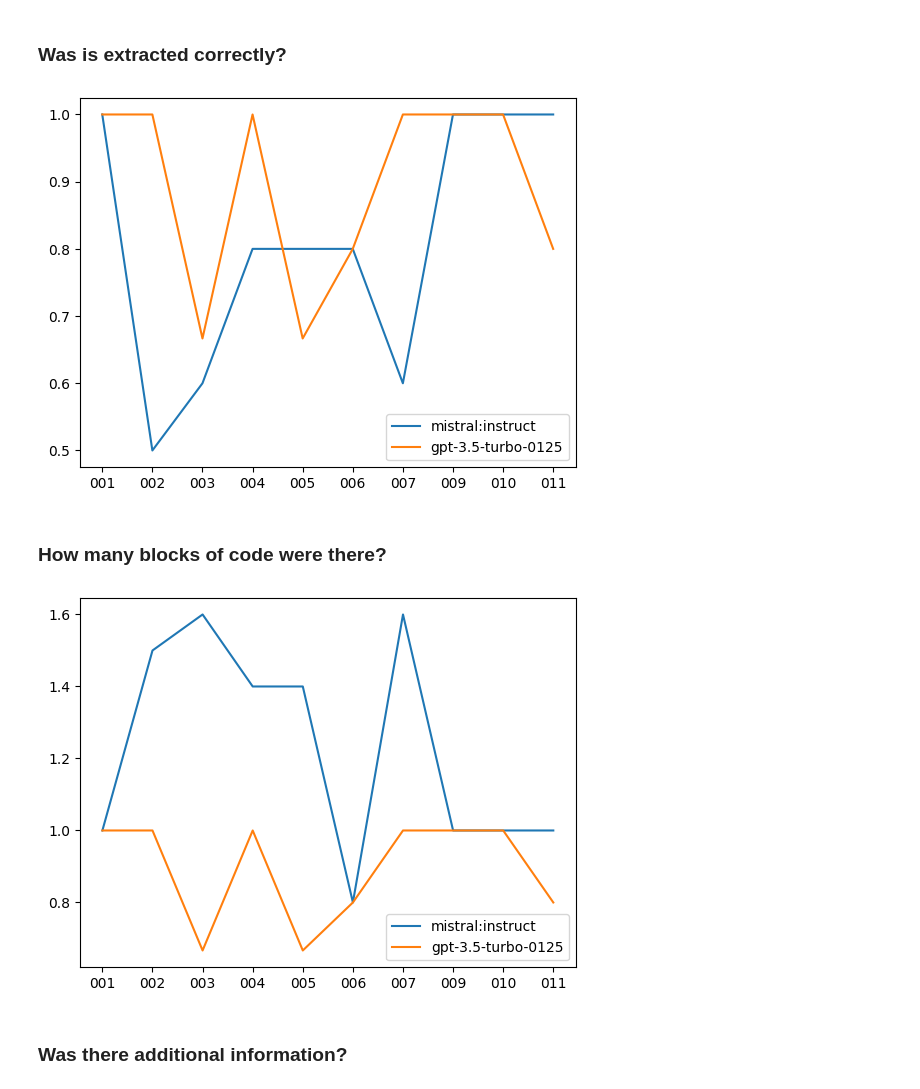
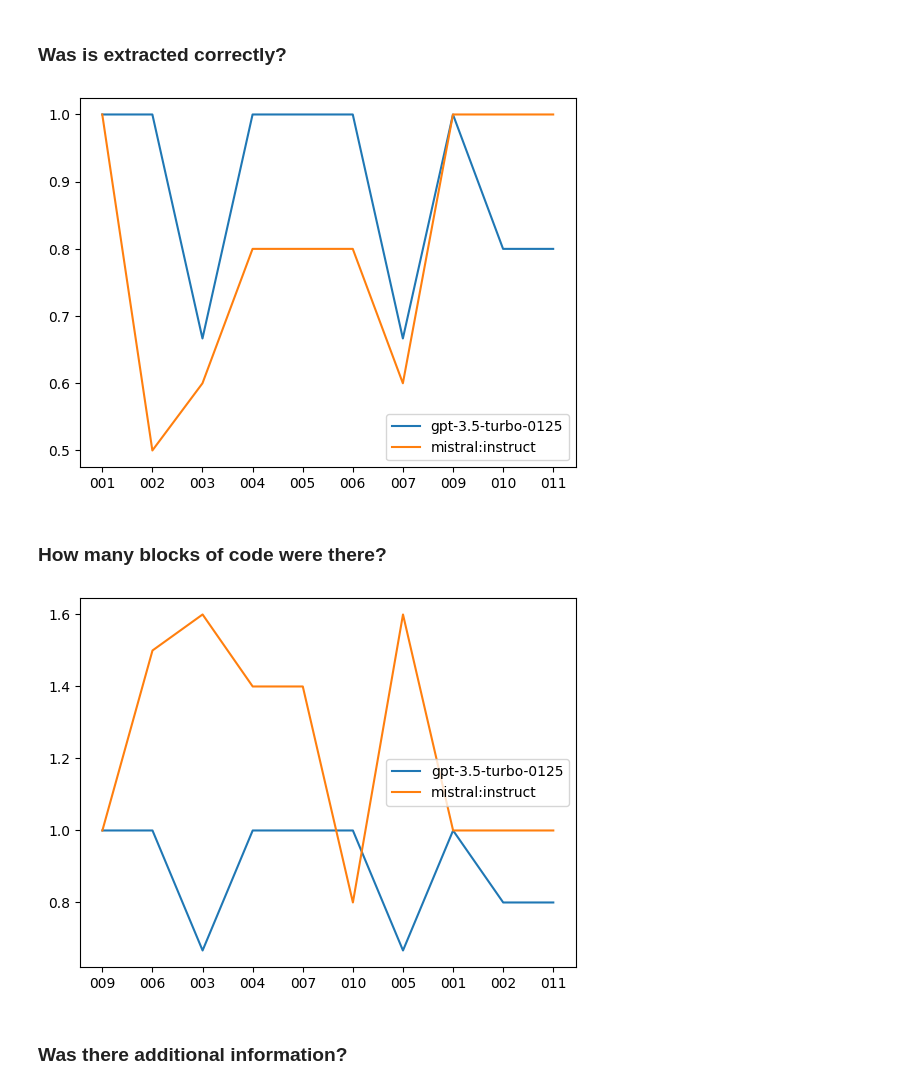
Before and after one commit to davidfrisch/vv_cw_2, a Jupyter notebook: pipeline/jupyter-notebook/results.ipynb, the cells around one changed output. Cells and saved outputs as stored; diff of their text form; code cells hidden in the pictures.

```diff
--- a/pipeline/jupyter-notebook/results.ipynb
+++ b/pipeline/jupyter-notebook/results.ipynb
@@ -53,12 +57,12 @@ plt.bar(tests_passed_x, tests_passed_y)
 ### How many retries were there?
 # %%
 import matplotlib.pyplot as plt
-
+sorted_questions = sorted(questions)
 for model in models:
-    total_retries_x = [question_name.split('_')[1] for question_name in questions.keys()]
+    total_retries_x = [question_name.split('_')[1] for question_name in sorted_questions]
     total_retries_y = []
 
-    for question in questions:
+    for question in sorted_questions:
         for report, questions_reported in data.items():
             if question in questions_reported:
                 results = questions_reported[question]
@@ -66,7 +70,6 @@ for model in models:
                     total_retries_y.append(results['total_retries'])
                     break
 
-    total_retries_x, total_retries_y = zip(*sorted(zip(total_retries_x, total_retries_y)))
     plt.plot(total_retries_x, total_retries_y, label=model)
     plt.legend()
 # %% [output]
@@ -83,31 +84,13 @@ for model in models:
 
 ### Was is extracted correctly?
 # %%
-
-total_extracted_x = [question_name.split('_')[1] for question_name in questions.keys()]
-total_extracted_y = []
-
-for question in questions:
-  for model, questions_reported in data.items():
-    if question in questions_reported:
-      extracted_success_rate = 0
-      for retry in questions_reported[question]['tries']:
-        if questions_reported[question]['tries'][retry]['is_extracted']:
-          extracted_success_rate += 1
-      total_extracted_y = list(total_extracted_y)  # Convert tuple to list
-      total_extracted_y.append(extracted_success_rate/len(questions_reported[question]['tries']))
-
-total_extracted_x, total_extracted_y = zip(*sorted(zip(total_extracted_x, total_extracted_y)))
-
-
-# same but per model
-
-total_extracted_x = [question_name.split('_')[1] for question_name in questions.keys()]
+sorted_questions = sorted(questions)
+total_extracted_x = [question_name.split('_')[1] for question_name in sorted_questions]
 total_extracted_y = []
 
 for model in models:
     total_extracted_y = []
-    for question in questions:
+    for question in sorted_questions:
         for report, questions_reported in data.items():
             if question in questions_reported:
                 results = questions_reported[question]
@@ -119,45 +102,40 @@ for model in models:
                     total_extracted_y.append(extracted_success_rate/len(results['tries']))
                     break
 
-    total_extracted_x, total_extracted_y = zip(*sorted(zip(total_extracted_x, total_extracted_y)))
     plt.plot(total_extracted_x, total_extracted_y, label=model)
     plt.legend()
 # %% [output]
-[figure, old version]
+[figure, new version]
 # %% [markdown]
 
 
 ### How many blocks of code were there?
 # %%
-
-total_code_blocks_x = [question_name.split('_')[1] for question_name in questions.keys()]
-total_code_blocks_y = []
-
+sorted_questions = sorted(questions)
 
 total_code_blocks_x = [question_name.split('_')[1] for question_name in questions.keys()]
 total_code_blocks_y = []
 
 for model in models:
     total_code_blocks_y = []
-    for question in questions:
+    for question in sorted_questions:
         for report, questions_reported in data.items():
             if question in questions_reported:
                 results = questions_reported[question]
                 if results['model'] == model:
                     total_code_blocks = 0
                     for retry in results['tries']:
                         if results['tries'][retry]['number_of_code_blocks']:
                             total_code_blocks += results['tries'][retry]['number_of_code_blocks']
 
                     total_code_blocks_y.append(total_code_blocks/len(results['tries']))
 
                     break
 
-    total_code_blocks_x, total_code_blocks_y = zip(*sorted(zip(total_code_blocks_x, total_code_blocks_y)))
     plt.plot(total_code_blocks_x, total_code_blocks_y, label=model)
     plt.legend()
 # %% [output]
-[figure, old version]
+[figure, new version]
 # %% [markdown]
 
 
```
Also changed, not shown: parts of 9 cells of this notebook.
